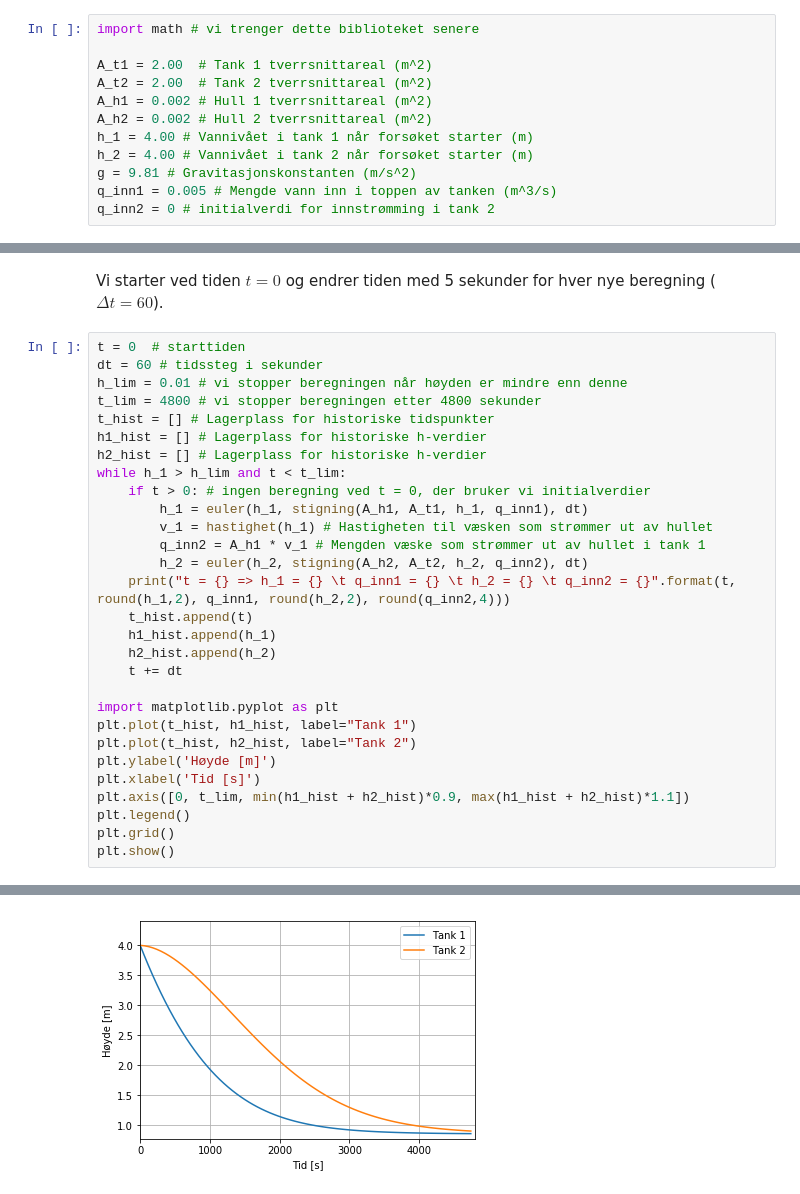
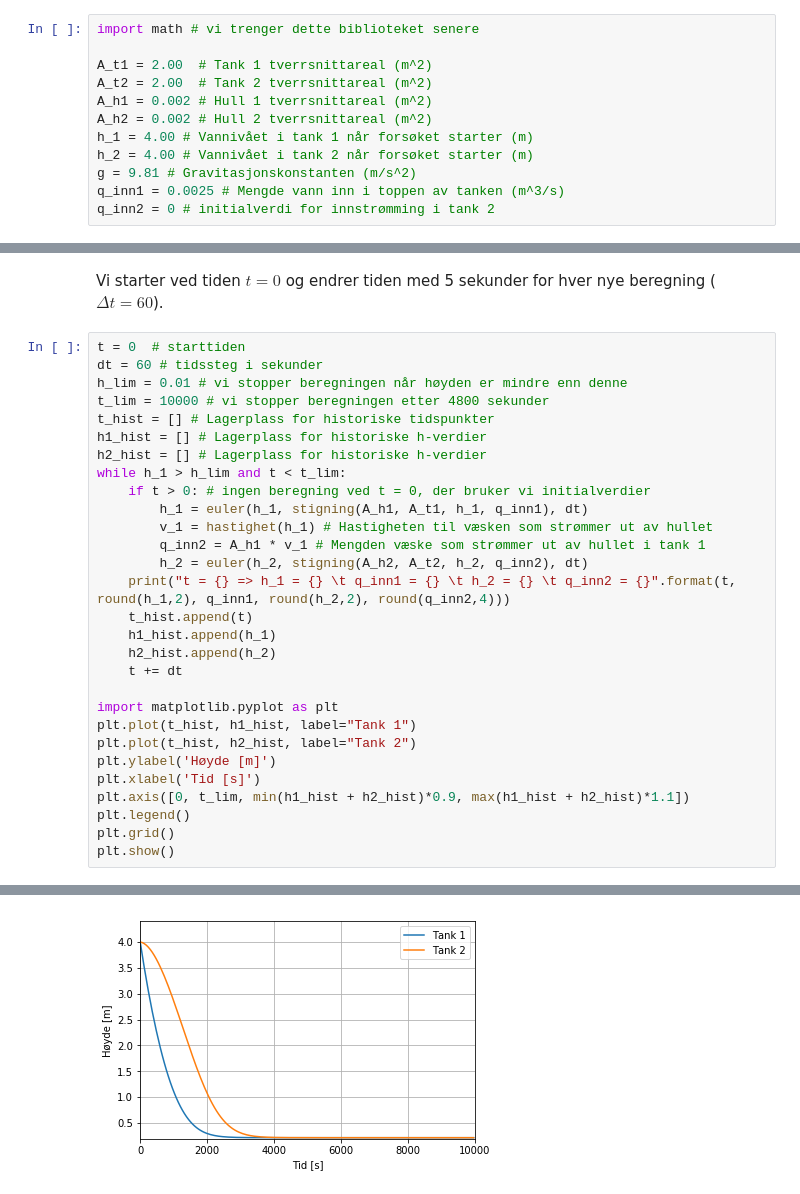
Before and after one commit to fagstoff/ProgMod, a Jupyter notebook: Fagstoff/tankmodell_5.ipynb, the cells around one changed output, grey strips where cells are left out. Cells and saved outputs as stored; diff of their text form.

```diff
--- a/Fagstoff/tankmodell_5.ipynb
+++ b/Fagstoff/tankmodell_5.ipynb
@@ -30,7 +30,7 @@ A_h2 = 0.002 # Hull 2 tverrsnittareal (m^2)
 h_1 = 4.00 # Vannivået i tank 1 når forsøket starter (m)
 h_2 = 4.00 # Vannivået i tank 2 når forsøket starter (m)
 g = 9.81 # Gravitasjonskonstanten (m/s^2)
-q_inn1 = 0.005 # Mengde vann inn i toppen av tanken (m^3/s)
+q_inn1 = 0.0025 # Mengde vann inn i toppen av tanken (m^3/s)
 q_inn2 = 0 # initialverdi for innstrømming i tank 2
 # %% [markdown]
 Nå setter vi opp et uttrykk for hvordan volumet endrer seg over tid, når det kommer væske inn i toppen av tanken samtidig som det strømmer væske ut i bunnen av tanken. Da har vi at:
@@ -92,7 +92,7 @@ Vi starter ved tiden $t=0$ og endrer tiden med 5 sekunder for hver nye beregning
 t = 0  # starttiden
 dt = 60 # tidssteg i sekunder
 h_lim = 0.01 # vi stopper beregningen når høyden er mindre enn denne
-t_lim = 4800 # vi stopper beregningen etter 4800 sekunder
+t_lim = 10000 # vi stopper beregningen etter 4800 sekunder
 t_hist = [] # Lagerplass for historiske tidspunkter
 h1_hist = [] # Lagerplass for historiske h-verdier
 h2_hist = [] # Lagerplass for historiske h-verdier
@@ -138 +138 @@ t = 4740 => h_1 = 0.86   q_inn1 = 0.005          h_2 = 0.9       q_inn2 = 0.005
-[figure, old version]
+[figure, new version]
```
Also changed, not shown: parts of 3 cells of this notebook.
